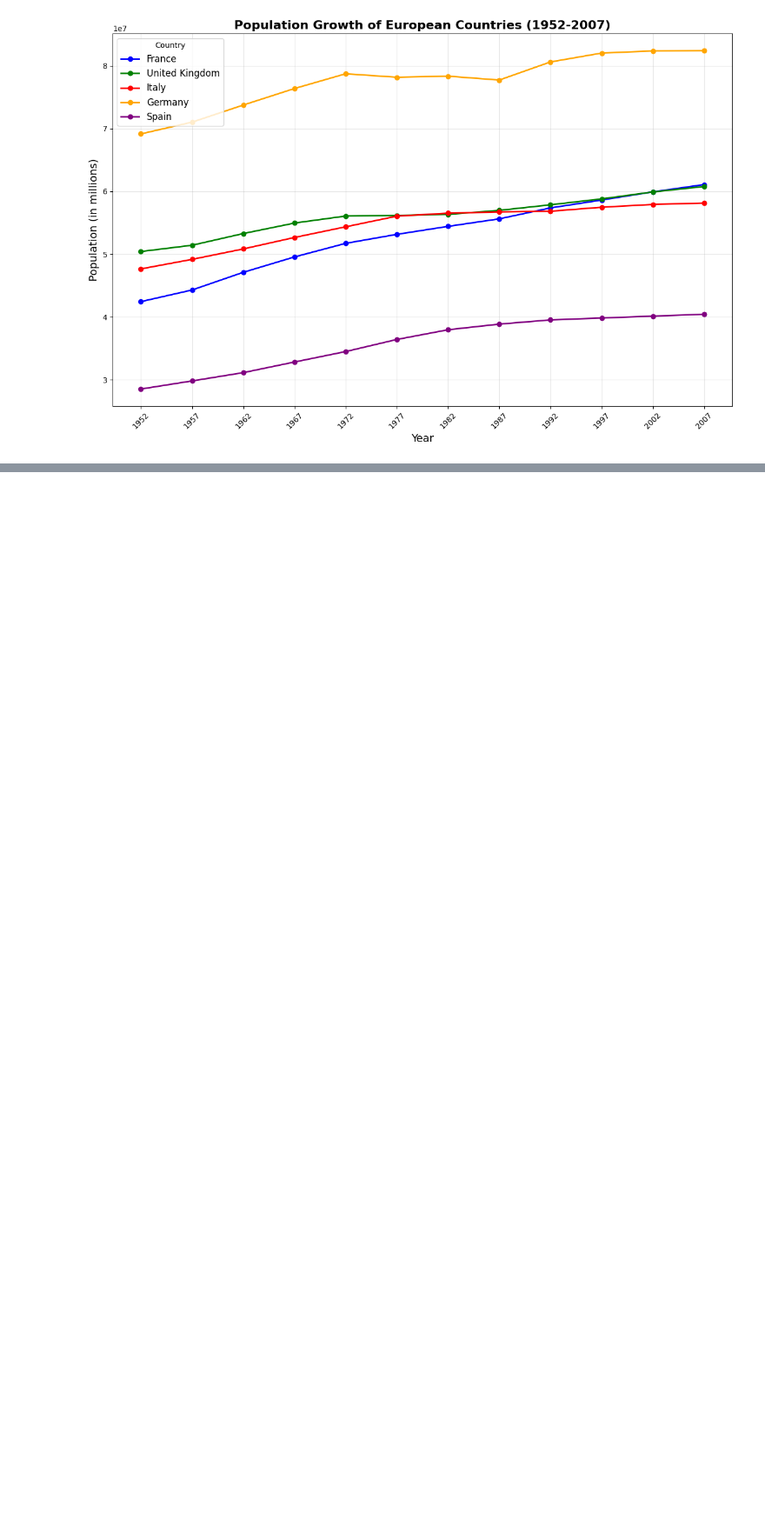
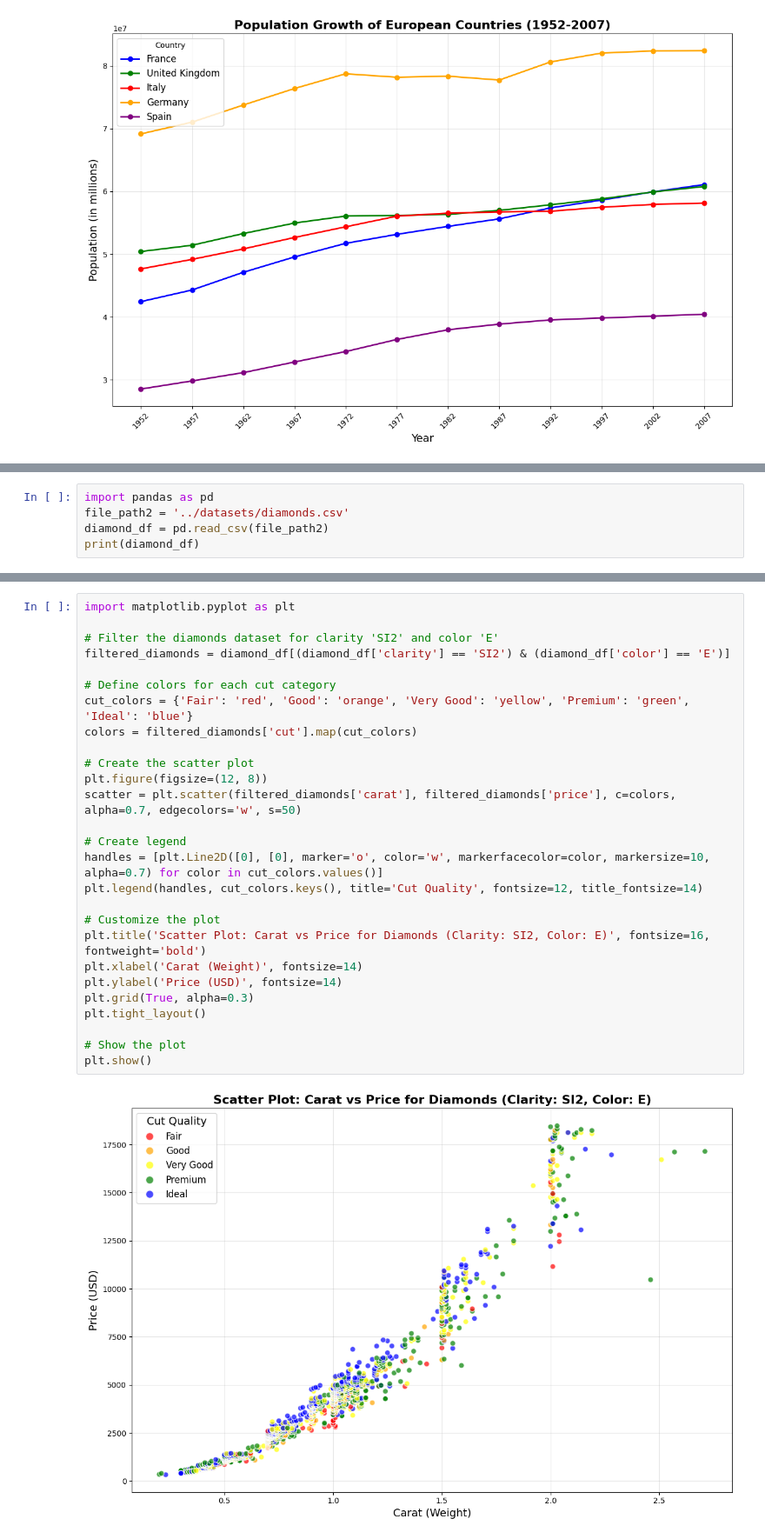
Before and after one commit to rohitx00/Machine_Learning_notes, a Jupyter notebook: labs/lab01.ipynb, the cells around one changed output, grey strips where cells are left out. Shown at 87% size. Cells and saved outputs as stored; diff of their text form; blank space fills up the shorter version.

Commit message:
Project 2 - diamond dataset, Scatterplot

```diff
--- a/labs/lab01.ipynb
+++ b/labs/lab01.ipynb
@@ -76,0 +81,5 @@ plt.show()
+# %%
+import pandas as pd
+file_path2 = '../datasets/diamonds.csv'
+diamond_df = pd.read_csv(file_path2)
+print(diamond_df)
@@ -76,0 +133,29 @@ plt.show()
+# %%
+import matplotlib.pyplot as plt
+
+# Filter the diamonds dataset for clarity 'SI2' and color 'E'
+filtered_diamonds = diamond_df[(diamond_df['clarity'] == 'SI2') & (diamond_df['color'] == 'E')]
+
+# Define colors for each cut category
+cut_colors = {'Fair': 'red', 'Good': 'orange', 'Very Good': 'yellow', 'Premium': 'green', 'Ideal': 'blue'}
+colors = filtered_diamonds['cut'].map(cut_colors)
+
+# Create the scatter plot
+plt.figure(figsize=(12, 8))
+scatter = plt.scatter(filtered_diamonds['carat'], filtered_diamonds['price'], c=colors, alpha=0.7, edgecolors='w', s=50)
+
+# Create legend
+handles = [plt.Line2D([0], [0], marker='o', color='w', markerfacecolor=color, markersize=10, alpha=0.7) for color in cut_colors.values()]
+plt.legend(handles, cut_colors.keys(), title='Cut Quality', fontsize=12, title_fontsize=14)
+
+# Customize the plot
+plt.title('Scatter Plot: Carat vs Price for Diamonds (Clarity: SI2, Color: E)', fontsize=16, fontweight='bold')
+plt.xlabel('Carat (Weight)', fontsize=14)
+plt.ylabel('Price (USD)', fontsize=14)
+plt.grid(True, alpha=0.3)
+plt.tight_layout()
+
+# Show the plot
+plt.show()
+# %% [output]
+[figure, added]
```
Also changed, not shown: parts of 4 cells of this notebook.
